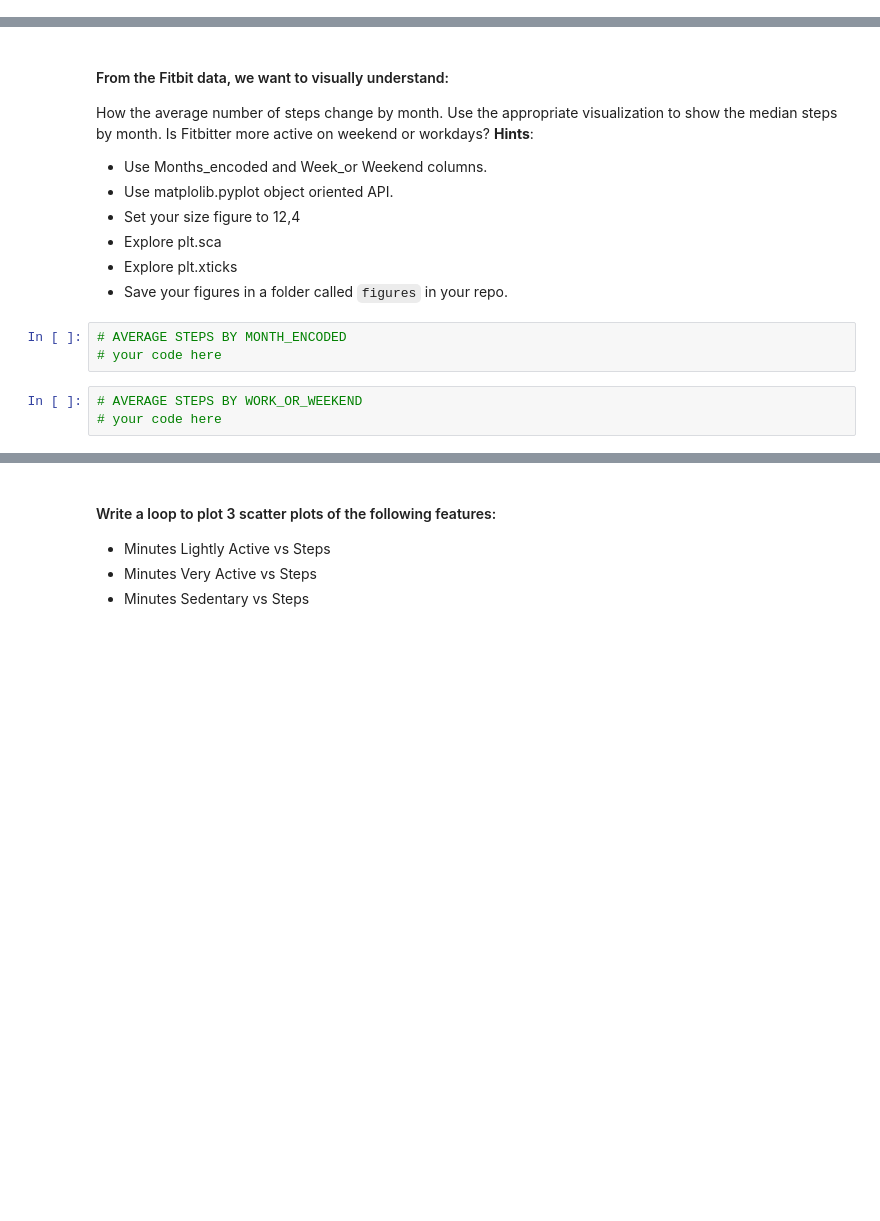
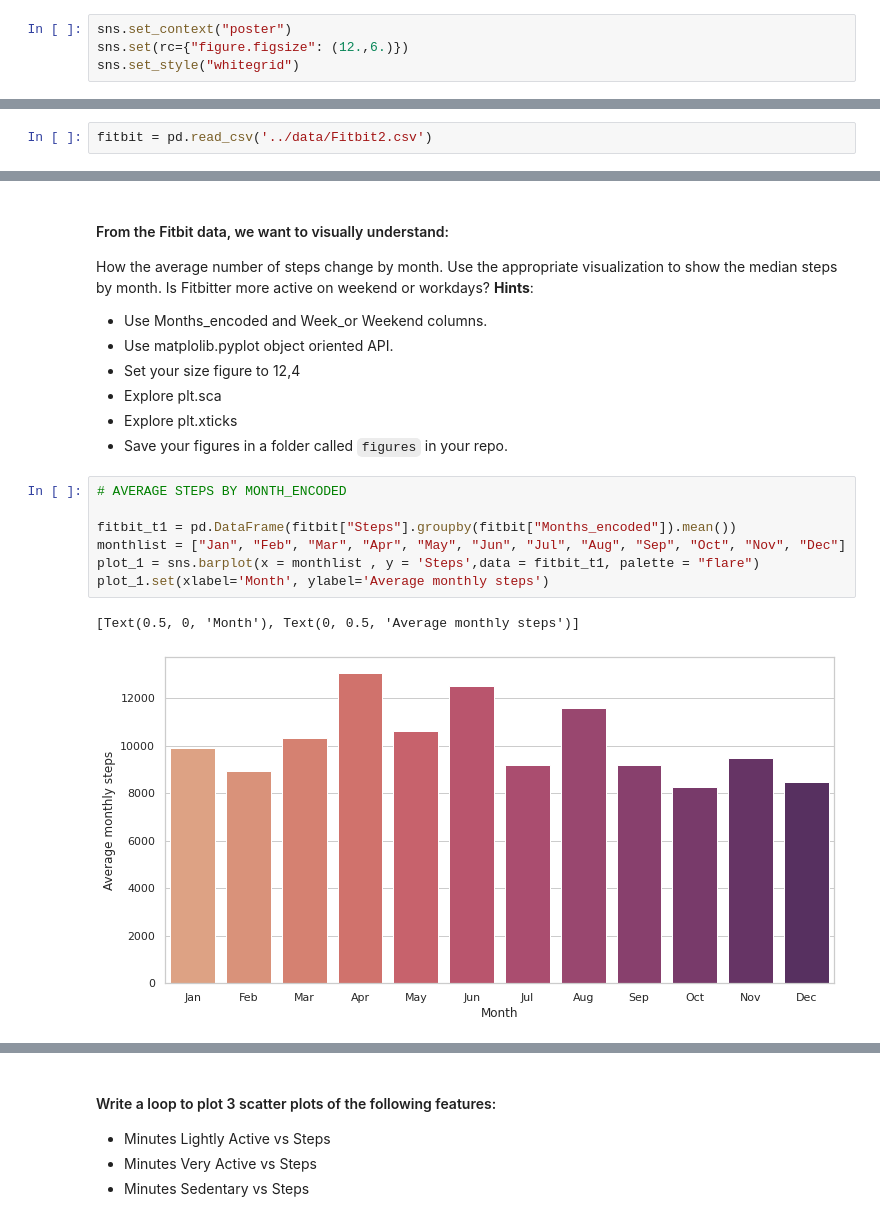
Before and after one commit to Ironhack-Data-Madrid-Enero-2022/lab-matplotlib-seaborn, a Jupyter notebook: your-code/main.ipynb, the cells around one changed output, grey strips where cells are left out. Saved outputs shown, nothing was run; the diff lists cells and outputs as text; blank space fills up the shorter version.

```diff
--- a/your-code/main.ipynb
+++ b/your-code/main.ipynb
@@ -8,5 +10,9 @@ import numpy as np
 #añado esta nota para hacer la pull request del viernes jeje
 # Your Code Here
+# %%
+sns.set_context("poster")
+sns.set(rc={"figure.figsize": (12.,6.)})
+sns.set_style("whitegrid")
 # %% [markdown]
 ## Challenge
 #### Import the `Fitbit2` dataset and store it in a variable called `fitbit`. You can find the dataset in Ironhack's database:
@@ -16,0 +21,2 @@ import numpy as np
+# %%
+fitbit = pd.read_csv('../data/Fitbit2.csv')
@@ -26,9 +60,13 @@ How the average number of steps change by month. Use the appropriate visualizati
 * Explore plt.sca
 * Explore plt.xticks
 * Save your figures in a folder called `figures` in your repo.
-# %%
-# AVERAGE STEPS BY MONTH_ENCODED
-# your code here
-# %%
-# AVERAGE STEPS BY WORK_OR_WEEKEND
-# your code here
+# %%
+# AVERAGE STEPS BY MONTH_ENCODED
+
+fitbit_t1 = pd.DataFrame(fitbit["Steps"].groupby(fitbit["Months_encoded"]).mean())
+monthlist = ["Jan", "Feb", "Mar", "Apr", "May", "Jun", "Jul", "Aug", "Sep", "Oct", "Nov", "Dec"]
+plot_1 = sns.barplot(x = monthlist , y = 'Steps',data = fitbit_t1, palette = "flare")
+plot_1.set(xlabel='Month', ylabel='Average monthly steps')
+# %% [output]
+[Text(0.5, 0, 'Month'), Text(0, 0.5, 'Average monthly steps')]
+[figure, added]
```
Also changed, not shown: parts of 5 cells of this notebook.
